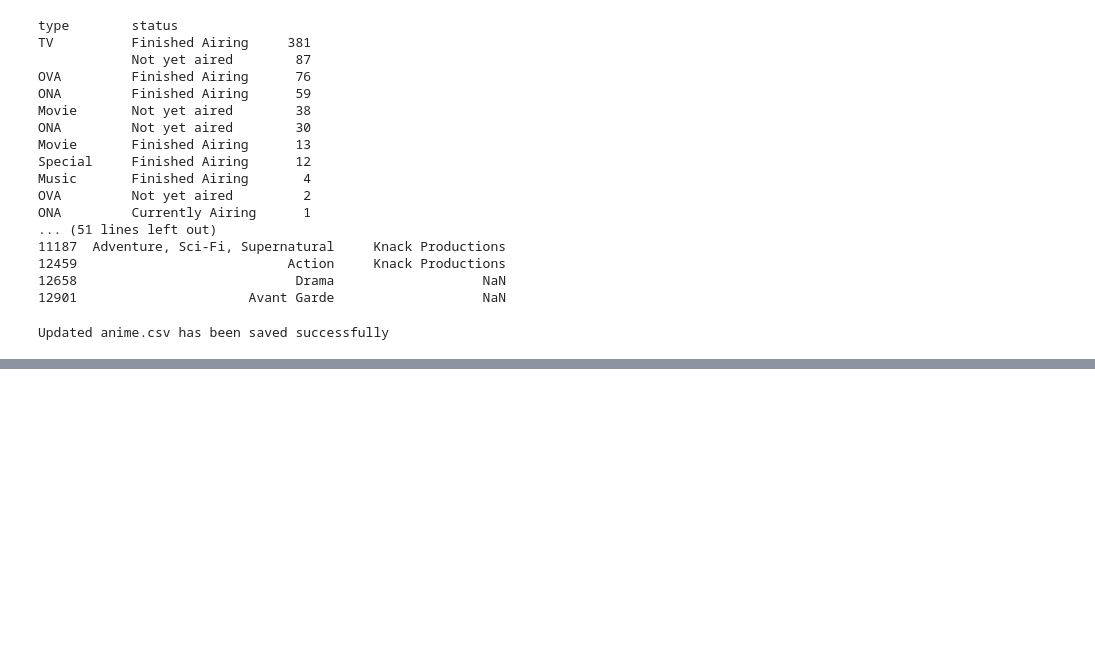
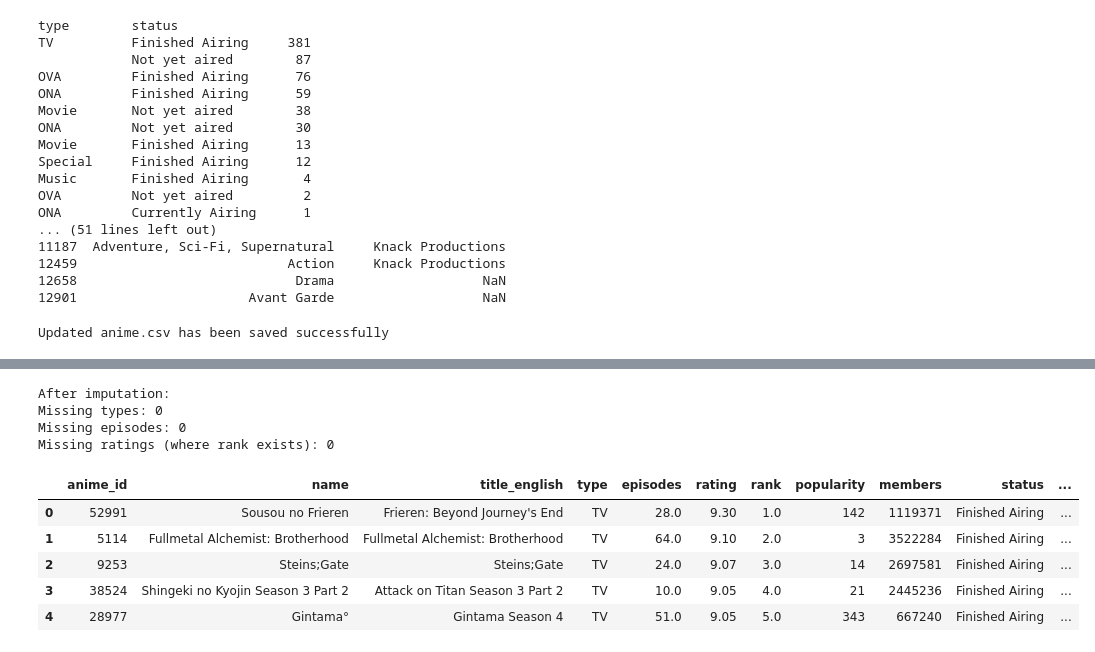
Before and after one commit to bsurya27/Recommender-Systems, a Jupyter notebook: test.ipynb, the cells around one changed output, grey strips where cells are left out. Saved outputs shown, nothing was run; the diff lists cells and outputs as text; code cells hidden in the pictures; blank space fills up the shorter version.

```diff
--- a/test.ipynb
+++ b/test.ipynb
@@ -894,0 +1024,39 @@ Updated anime.csv has been saved successfully
+# %%
+# Fill unknown types with "Unknown"
+anime_data['type'] = anime_data['type'].fillna('Unknown')
+
+# Fill missing/empty episodes with 0
+anime_data['episodes'] = anime_data['episodes'].fillna(0)
+anime_data.loc[anime_data['episodes'] == '', 'episodes'] = 0
+
+# For missing ratings where rank exists, interpolate using surrounding ranks
+# First sort by rank to ensure proper interpolation
+sorted_anime = anime_data.sort_values('rank')
+
+# Create mask for rows with missing rating but valid rank
+mask = sorted_anime['rating'].isna() & sorted_anime['rank'].notna()
+
+# Use linear interpolation on the sorted data
+sorted_anime.loc[mask, 'rating'] = sorted_anime['rating'].interpolate(method='linear')
+
+# Restore original order
+anime_data = sorted_anime.sort_index()
+
+print("\nAfter imputation:")
+print(f"Missing types: {anime_data['type'].isna().sum()}")
+print(f"Missing episodes: {anime_data['episodes'].isna().sum()}")
+print(f"Missing ratings (where rank exists): {(anime_data['rating'].isna() & anime_data['rank'].notna()).sum()}")
+# %% [output]
+After imputation:
+Missing types: 0
+Missing episodes: 0
+Missing ratings (where rank exists): 0
+# %%
+anime_data.head()
+# %% [output]
+|  | anime_id | name | title_english | type | episodes | rating | rank | popularity | members | status | ... |
+| 0 | 52991 | Sousou no Frieren | Frieren: Beyond Journey's End | TV | 28.0 | 9.30 | 1.0 | 142 | 1119371 | Finished Airing | ... |
+| 1 | 5114 | Fullmetal Alchemist: Brotherhood | Fullmetal Alchemist: Brotherhood | TV | 64.0 | 9.10 | 2.0 | 3 | 3522284 | Finished Airing | ... |
+| 2 | 9253 | Steins;Gate | Steins;Gate | TV | 24.0 | 9.07 | 3.0 | 14 | 2697581 | Finished Airing | ... |
+| 3 | 38524 | Shingeki no Kyojin Season 3 Part 2 | Attack on Titan Season 3 Part 2 | TV | 10.0 | 9.05 | 4.0 | 21 | 2445236 | Finished Airing | ... |
+| 4 | 28977 | Gintama° | Gintama Season 4 | TV | 51.0 | 9.05 | 5.0 | 343 | 667240 | Finished Airing | ... |
```
Also changed, not shown: parts of 12 cells of this notebook, 1 other file.
